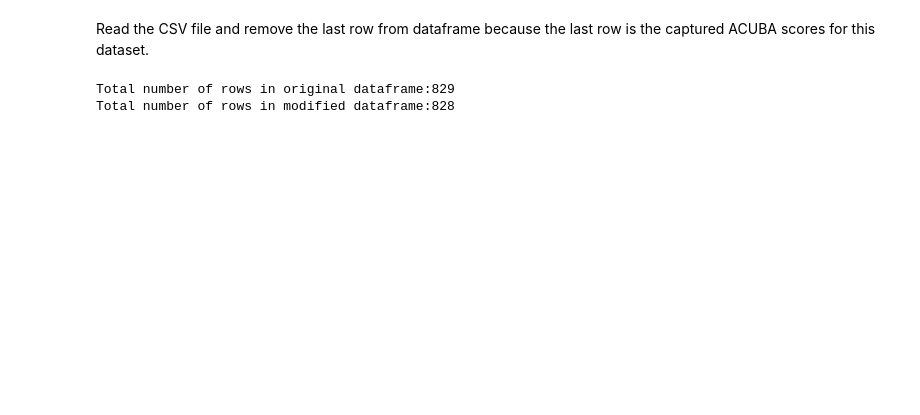
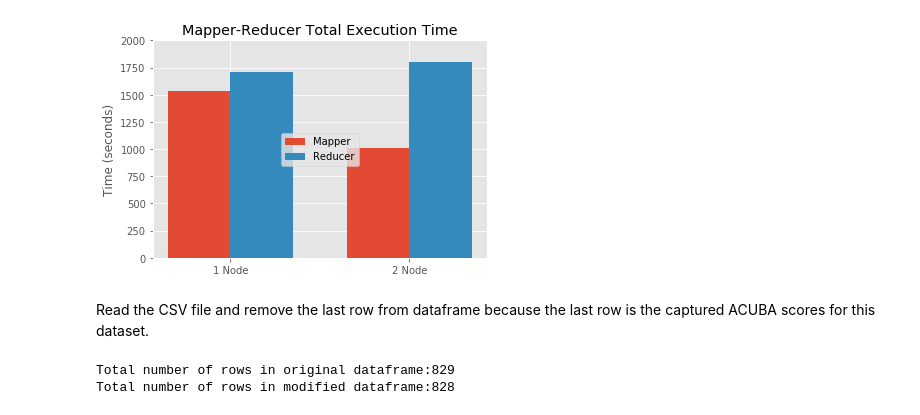
Before and after one commit to yashd/Advanced-Project-Visual-Speeration-Metrics, a Jupyter notebook: ML_framework/model_notebook.ipynb, the cells around one changed output. Saved outputs shown, nothing was run; the diff lists cells and outputs as text; code cells hidden in the pictures; blank space fills up the shorter version.

```diff
--- a/ML_framework/model_notebook.ipynb
+++ b/ML_framework/model_notebook.ipynb
@@ -2,5 +3,32 @@
 import numpy as np
 import pandas as pd
+# %%
+import matplotlib.pyplot as plt
+%matplotlib inline
+plt.style.use('ggplot')
+# %%
+import numpy as np
+
+N = 2
+men_means = (1532, 1008)
+women_means = (1708, 1805)
+
+ind = np.arange(N)
+width = 0.35
+plt.bar(ind, men_means, width, label='Mapper')
+plt.bar(ind + width, women_means, width,
+    label='Reducer')
+
+plt.ylabel('Time (seconds)')
+plt.title('Mapper-Reducer Total Execution Time')
+# plt.set_xlim([xmin,xmax])
+plt.ylim([0,2000])
+
+plt.xticks(ind + width / 2, ('1 Node', '2 Node'))
+plt.legend(loc='center')
+plt.show()
+# %% [output]
+[figure, added]
 # %% [markdown]
 Read the CSV file and remove the last row from dataframe because the last row is the captured ACUBA scores for this dataset.
 # %%
```
Also changed, not shown: parts of 32 cells of this notebook, 1 other file.
